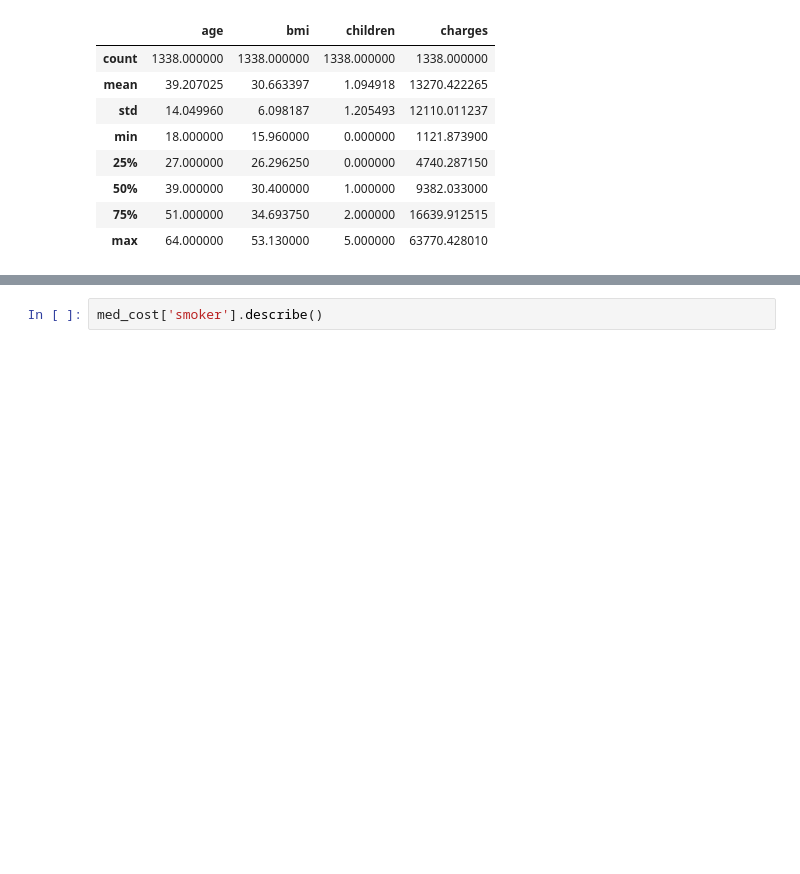
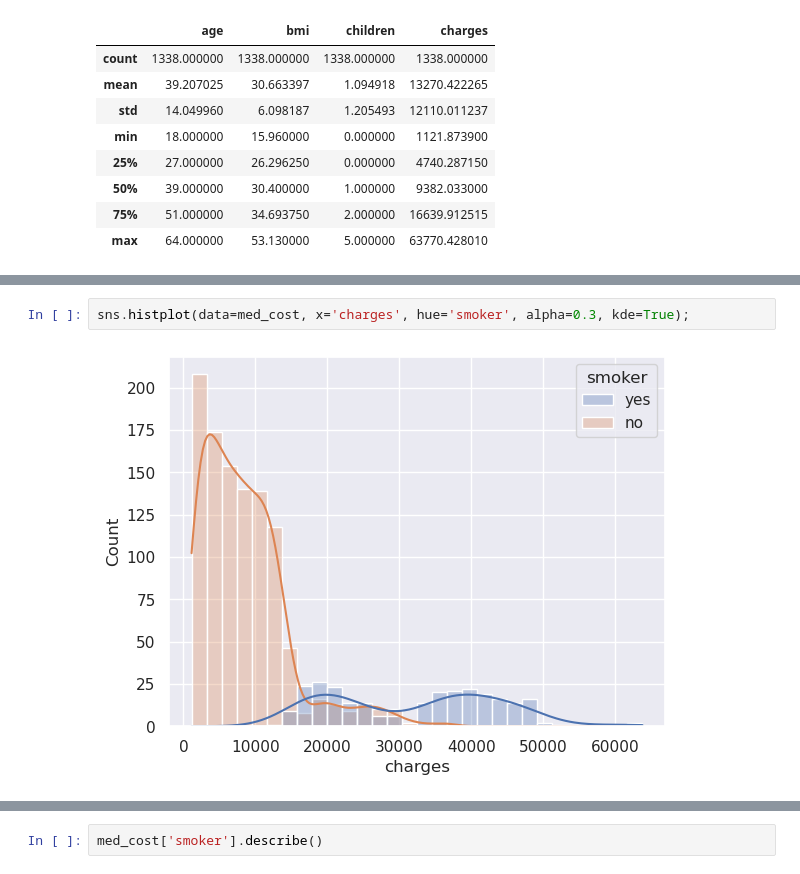
Before and after one commit to Moaaz-Mahmoud/Personal-Medical-Charges-Prediction, a Jupyter notebook: medical_cost_prediction.ipynb, the cells around one changed output, grey strips where cells are left out. Drawn from its saved outputs; the diff is of its cells as text; blank space fills up the shorter version.

```diff
--- a/medical_cost_prediction.ipynb
+++ b/medical_cost_prediction.ipynb
@@ -48,0 +72,4 @@ med_cost.describe()
+# %%
+sns.histplot(data=med_cost, x='charges', hue='smoker', alpha=0.3, kde=True);
+# %% [output]
+[figure, added]
```
Also changed, not shown: parts of 23 cells of this notebook.
